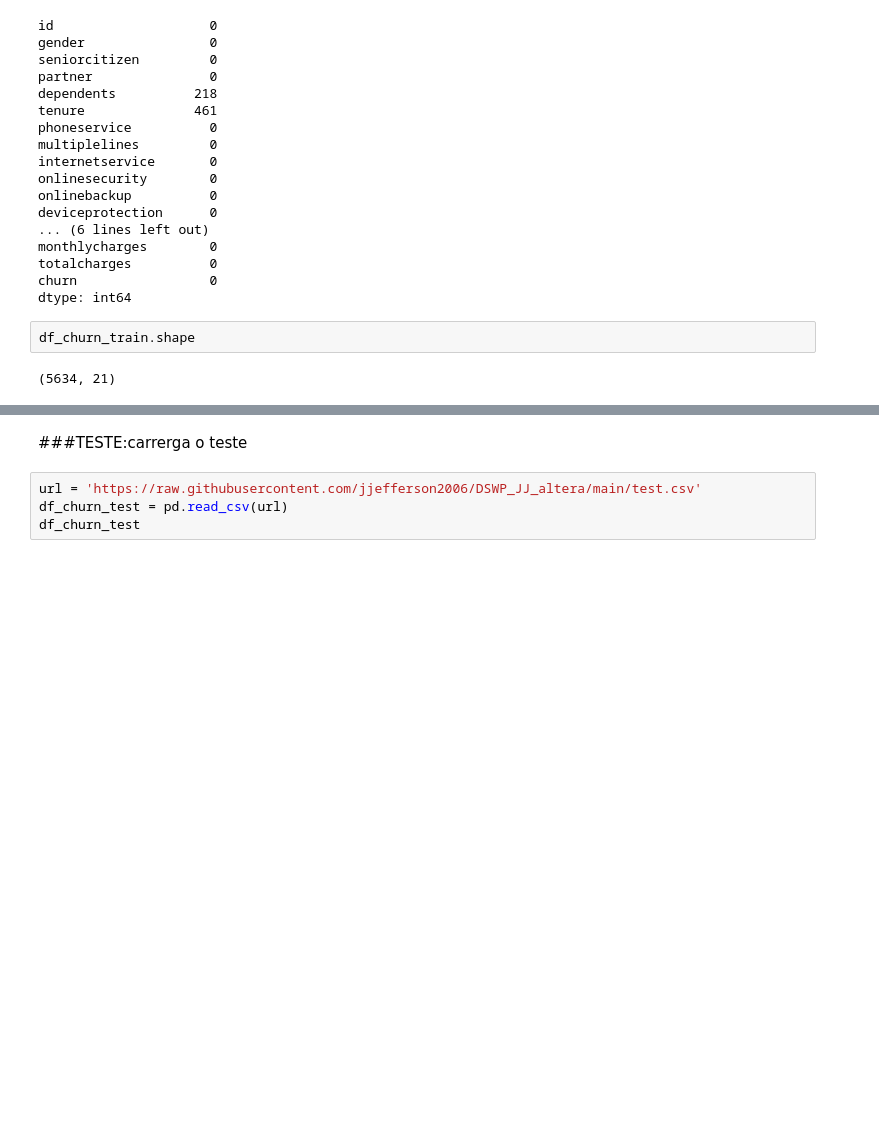
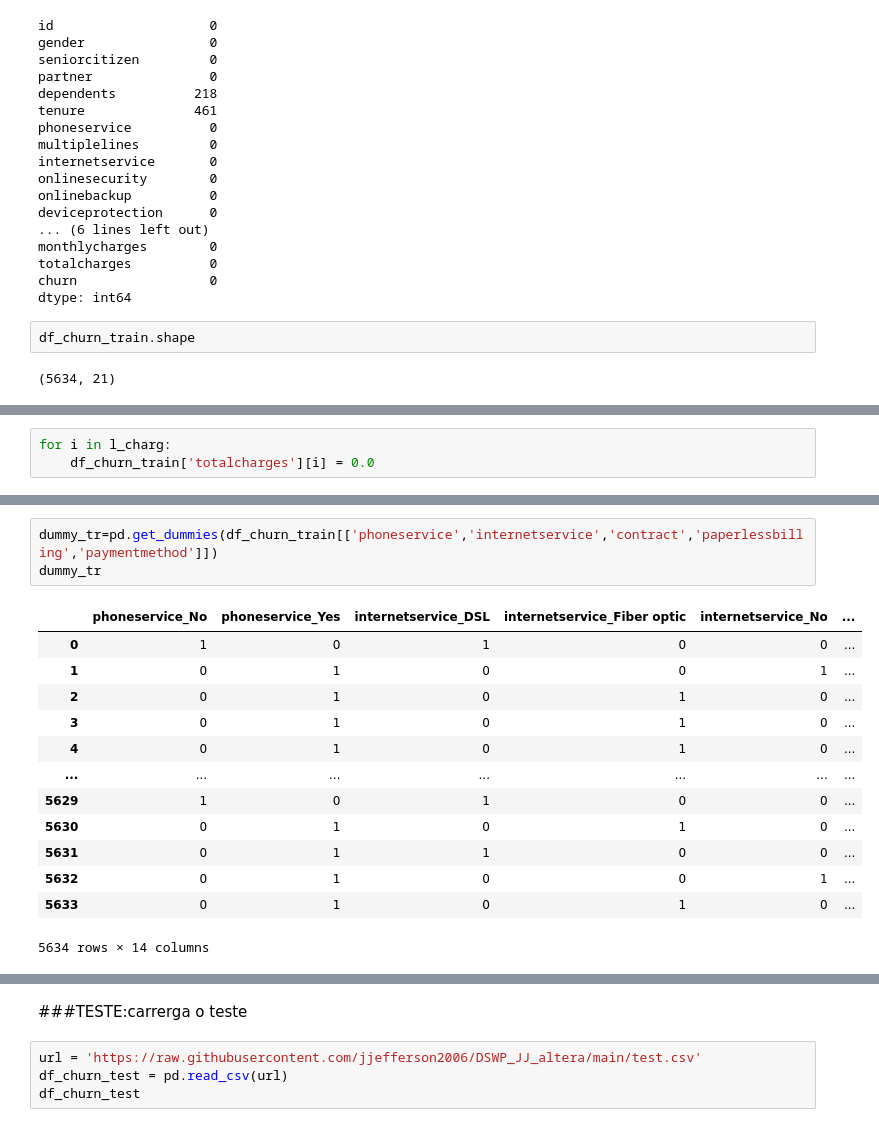
Before and after one commit to jjefferson2006/DSWP_JJ_altera, a Jupyter notebook: desafio_analise_5_ordenado.ipynb, the cells around one changed output, grey strips where cells are left out. Drawn from its saved outputs; the diff is of its cells as text; blank space fills up the shorter version.

```diff
--- a/desafio_analise_5_ordenado.ipynb
+++ b/desafio_analise_5_ordenado.ipynb
@@ -291,0 +349,3 @@ df_churn_train.shape
+# %%
+for i in l_charg:
+    df_churn_train['totalcharges'][i] = 0.0
@@ -291,0 +407,17 @@ df_churn_train.shape
+# %%
+dummy_tr=pd.get_dummies(df_churn_train[['phoneservice','internetservice','contract','paperlessbilling','paymentmethod']])
+dummy_tr
+# %% [output]
+|  | phoneservice_No | phoneservice_Yes | internetservice_DSL | internetservice_Fiber optic | internetservice_No | ... |
+| 0 | 1 | 0 | 1 | 0 | 0 | ... |
+| 1 | 0 | 1 | 0 | 0 | 1 | ... |
+| 2 | 0 | 1 | 0 | 1 | 0 | ... |
+| 3 | 0 | 1 | 0 | 1 | 0 | ... |
+| 4 | 0 | 1 | 0 | 1 | 0 | ... |
+| ... | ... | ... | ... | ... | ... | ... |
+| 5629 | 1 | 0 | 1 | 0 | 0 | ... |
+| 5630 | 0 | 1 | 0 | 1 | 0 | ... |
+| 5631 | 0 | 1 | 1 | 0 | 0 | ... |
+| 5632 | 0 | 1 | 0 | 0 | 1 | ... |
+| 5633 | 0 | 1 | 0 | 1 | 0 | ... |
+5634 rows × 14 columns
```
Also changed, not shown: parts of 33 cells of this notebook.
